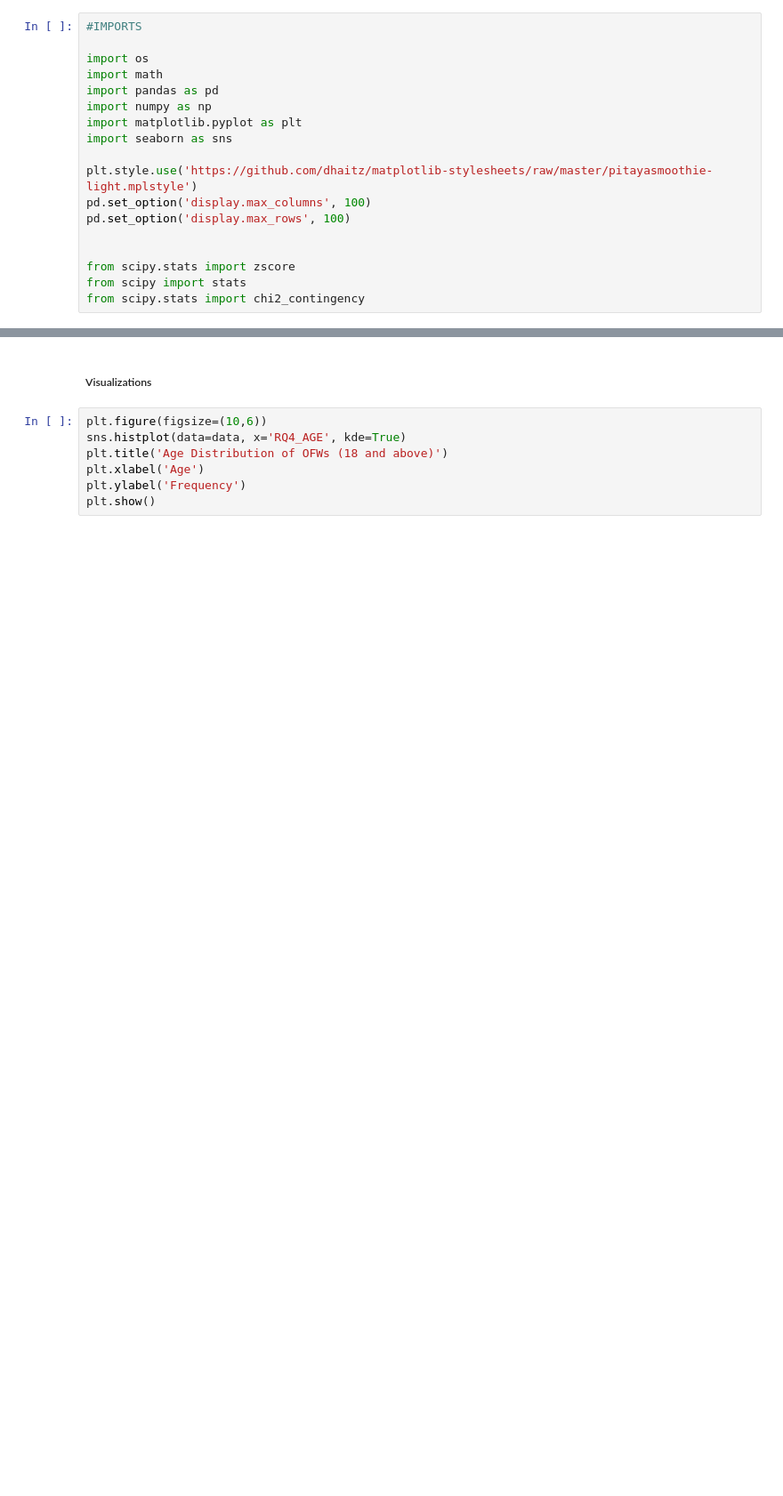
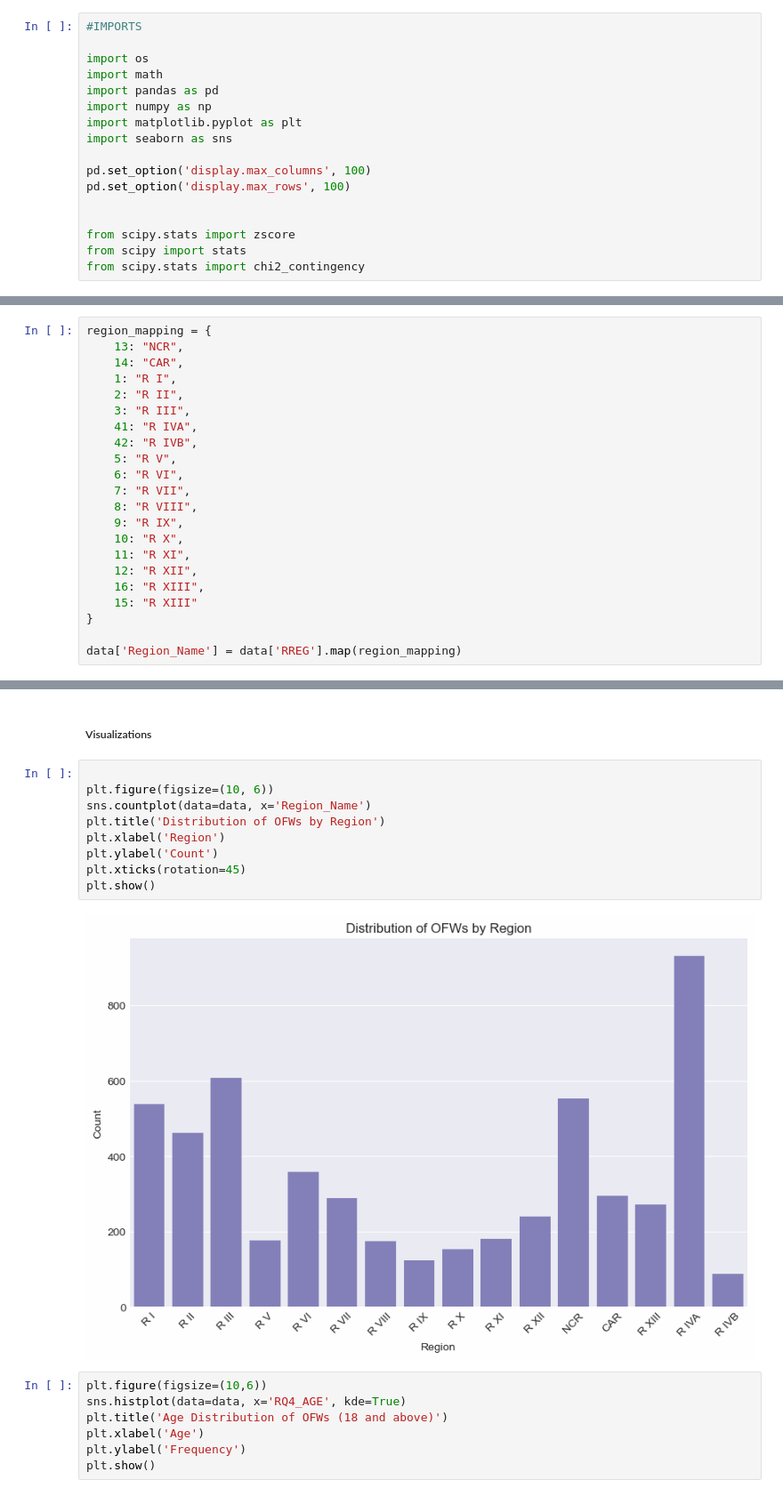
Before and after one commit to almiravelas/CSMODEL, a Jupyter notebook: Phase1.ipynb, the cells around one changed output, grey strips where cells are left out. Shown at 89% size. Saved outputs shown, nothing was run; the diff lists cells and outputs as text; blank space fills up the shorter version.

```diff
--- a/Phase1.ipynb
+++ b/Phase1.ipynb
@@ -29,7 +29,6 @@ import numpy as np
 import matplotlib.pyplot as plt
 import seaborn as sns
 
-plt.style.use('https://github.com/dhaitz/matplotlib-stylesheets/raw/master/pitayasmoothie-light.mplstyle')
 pd.set_option('display.max_columns', 100)
 pd.set_option('display.max_rows', 100)
 
@@ -113 +136,23 @@ data.describe()
+# %%
+region_mapping = {
+    13: "NCR",
+    14: "CAR",
+    1: "R I",
+    2: "R II",
+    3: "R III",
+    41: "R IVA",
+    42: "R IVB",
+    5: "R V",
+    6: "R VI",
+    7: "R VII",
+    8: "R VIII",
+    9: "R IX",
+    10: "R X",
+    11: "R XI",
+    12: "R XII",
+    16: "R XIII",
+    15: "R XIII"
+}
+
+data['Region_Name'] = data['RREG'].map(region_mapping)
 # %%
@@ -193,6 +200,17 @@ RQ3_SEX
 Name: count, dtype: int64
 # %% [markdown]
 ##### Visualizations
+# %%
+
+plt.figure(figsize=(10, 6))
+sns.countplot(data=data, x='Region_Name')
+plt.title('Distribution of OFWs by Region')
+plt.xlabel('Region')
+plt.ylabel('Count')
+plt.xticks(rotation=45)
+plt.show()
+# %% [output]
+[figure, added]
 # %%
 plt.figure(figsize=(10,6))
 sns.histplot(data=data, x='RQ4_AGE', kde=True)
```
Also changed, not shown: parts of 15 cells of this notebook.
